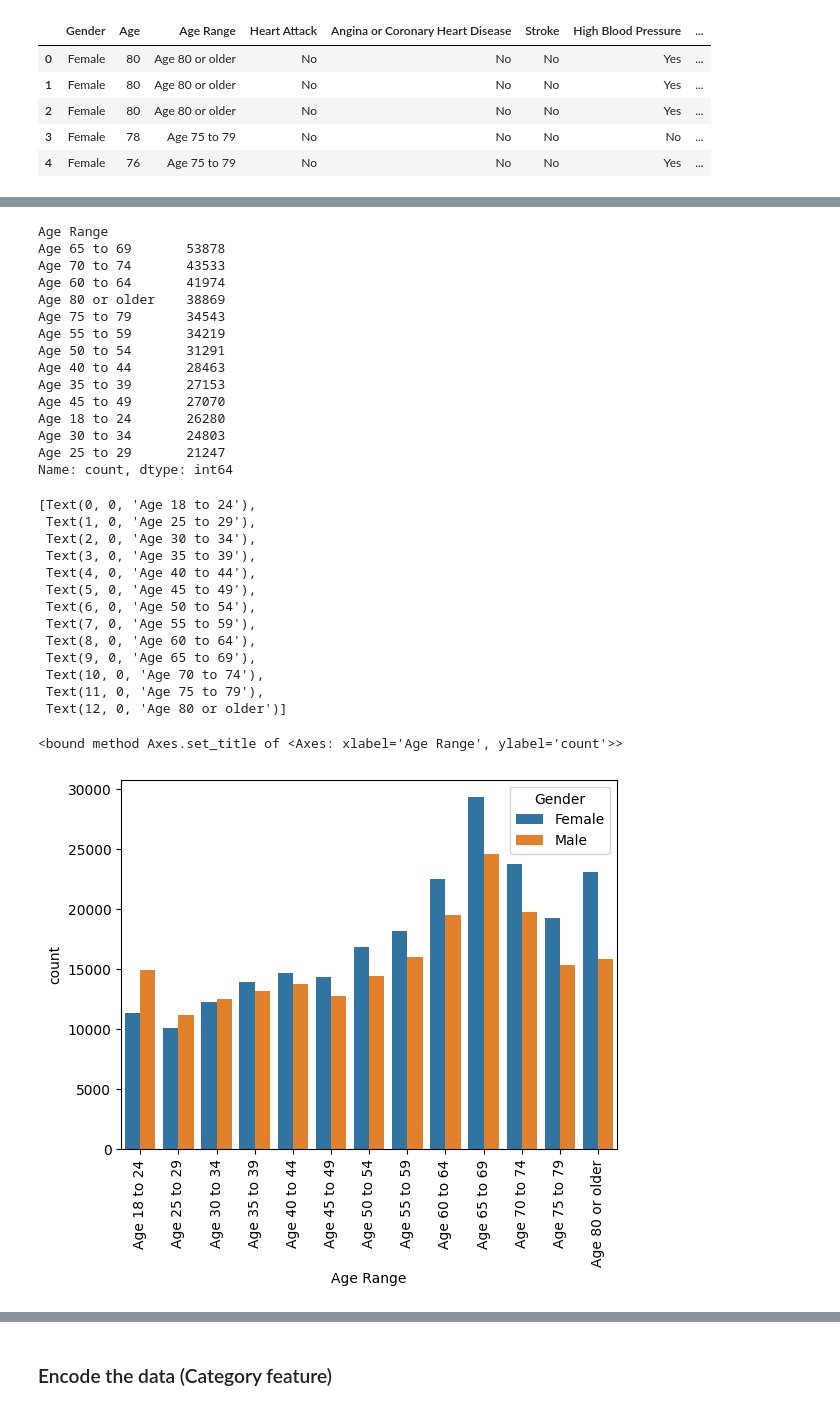
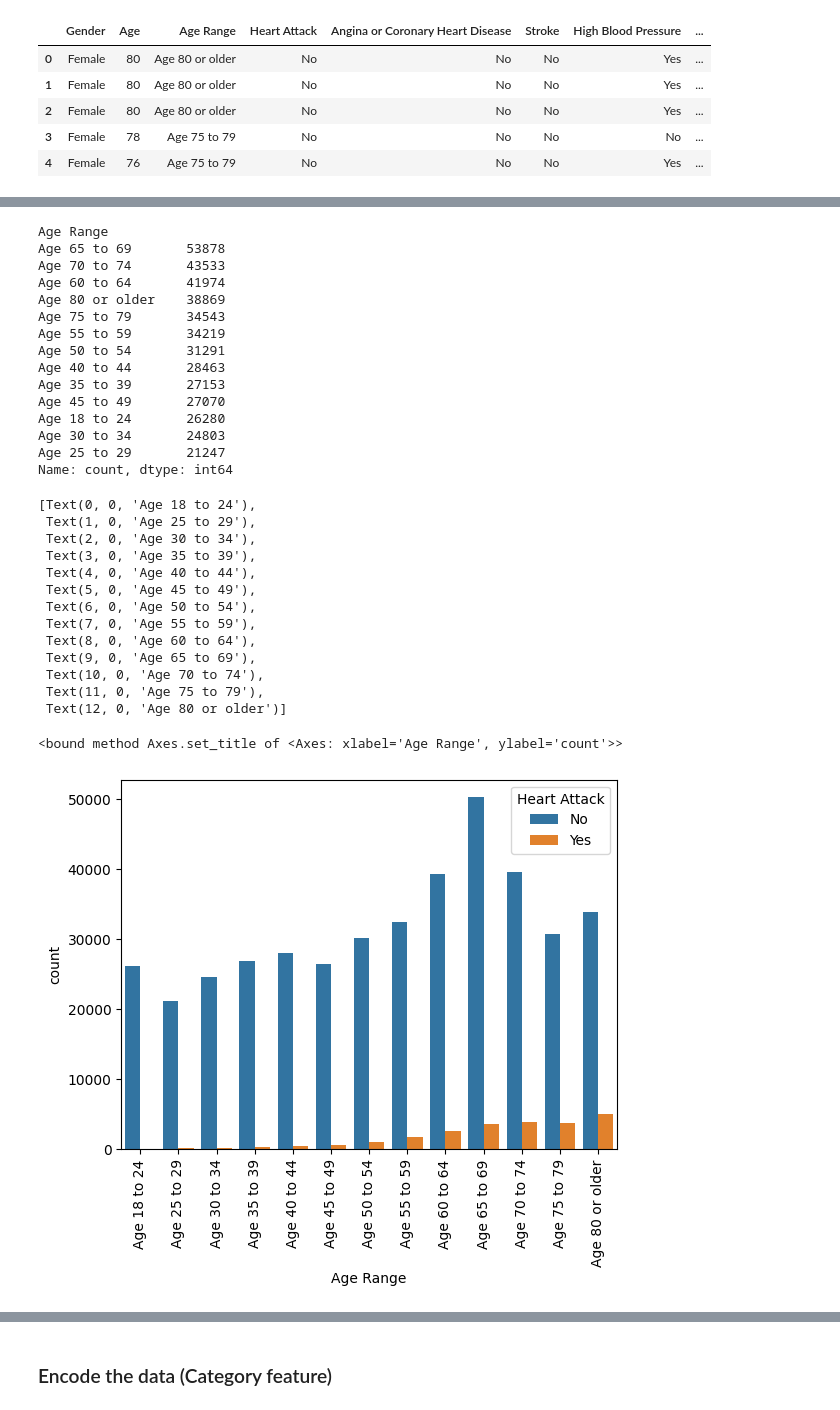
Before and after one commit to Huy1996/CMPE-257---Group-1, a Jupyter notebook: EDA.ipynb, the cells around one changed output, grey strips where cells are left out. Drawn from its saved outputs; the diff is of its cells as text; code cells hidden in the pictures.

```diff
--- a/EDA.ipynb
+++ b/EDA.ipynb
@@ -155,40 +135,40 @@ draw_density_plot(numeric_feature.copy(), "Heart Attack", df)
 # %%
 age_range_order = ["Age 18 to 24", "Age 25 to 29", "Age 30 to 34", "Age 35 to 39", "Age 40 to 44", "Age 45 to 49", "Age 50 to 54", "Age 55 to 59", "Age 60 to 64", "Age 65 to 69", "Age 70 to 74", "Age 75 to 79", "Age 80 or older"]
 df["Age Range"].value_counts()
-g = sns.countplot(x='Age Range', hue="Gender", order=age_range_order ,data=df)
+g = sns.countplot(x='Age Range', hue=target, order=age_range_order ,data=df)
 g.set_xticklabels(g.get_xticklabels(), rotation=90)
 g.set_title
 # %% [output]
 Age Range
 Age 65 to 69       53878
 Age 70 to 74       43533
 Age 60 to 64       41974
 Age 80 or older    38869
 Age 75 to 79       34543
 Age 55 to 59       34219
 Age 50 to 54       31291
 Age 40 to 44       28463
 Age 35 to 39       27153
 Age 45 to 49       27070
 Age 18 to 24       26280
 Age 30 to 34       24803
 Age 25 to 29       21247
 Name: count, dtype: int64
 [Text(0, 0, 'Age 18 to 24'),
  Text(1, 0, 'Age 25 to 29'),
  Text(2, 0, 'Age 30 to 34'),
  Text(3, 0, 'Age 35 to 39'),
  Text(4, 0, 'Age 40 to 44'),
  Text(5, 0, 'Age 45 to 49'),
  Text(6, 0, 'Age 50 to 54'),
  Text(7, 0, 'Age 55 to 59'),
  Text(8, 0, 'Age 60 to 64'),
  Text(9, 0, 'Age 65 to 69'),
  Text(10, 0, 'Age 70 to 74'),
  Text(11, 0, 'Age 75 to 79'),
  Text(12, 0, 'Age 80 or older')]
 <bound method Axes.set_title of <Axes: xlabel='Age Range', ylabel='count'>>
-[figure, old version]
+[figure, new version]
 # %%
 general_health_order = ["Poor", "Fair", "Good", "Very good", "Excellent"]
 df["General Health"].value_counts()
```
Also changed, not shown: parts of 25 cells of this notebook, 3 other files.
